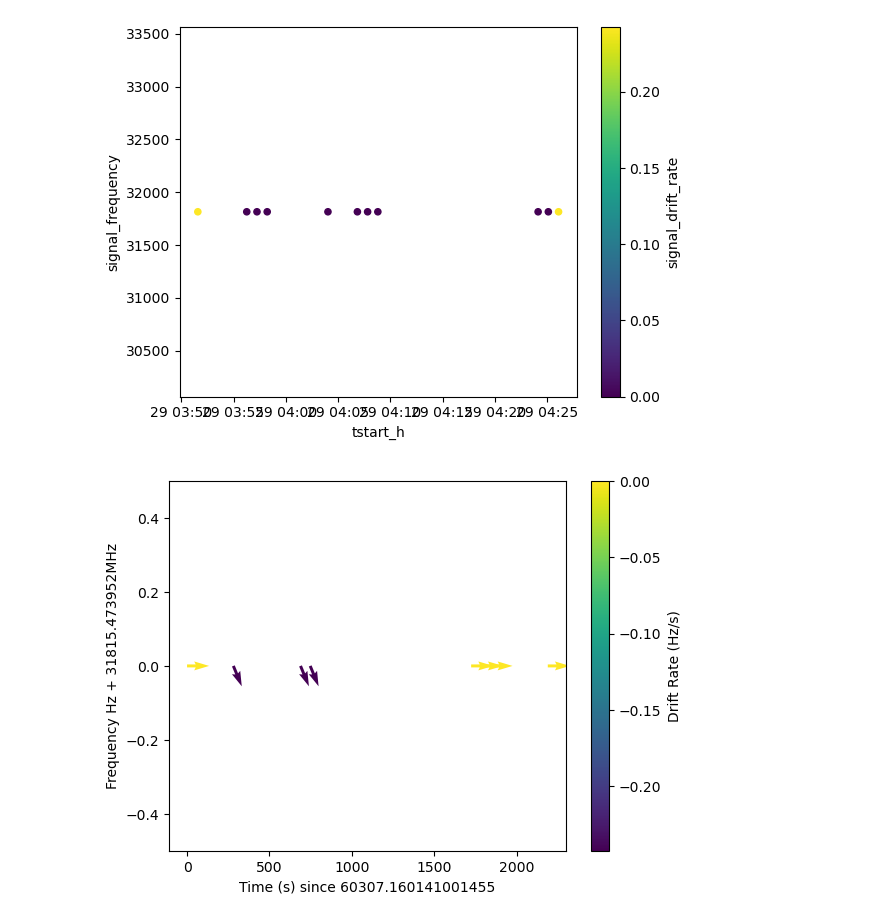
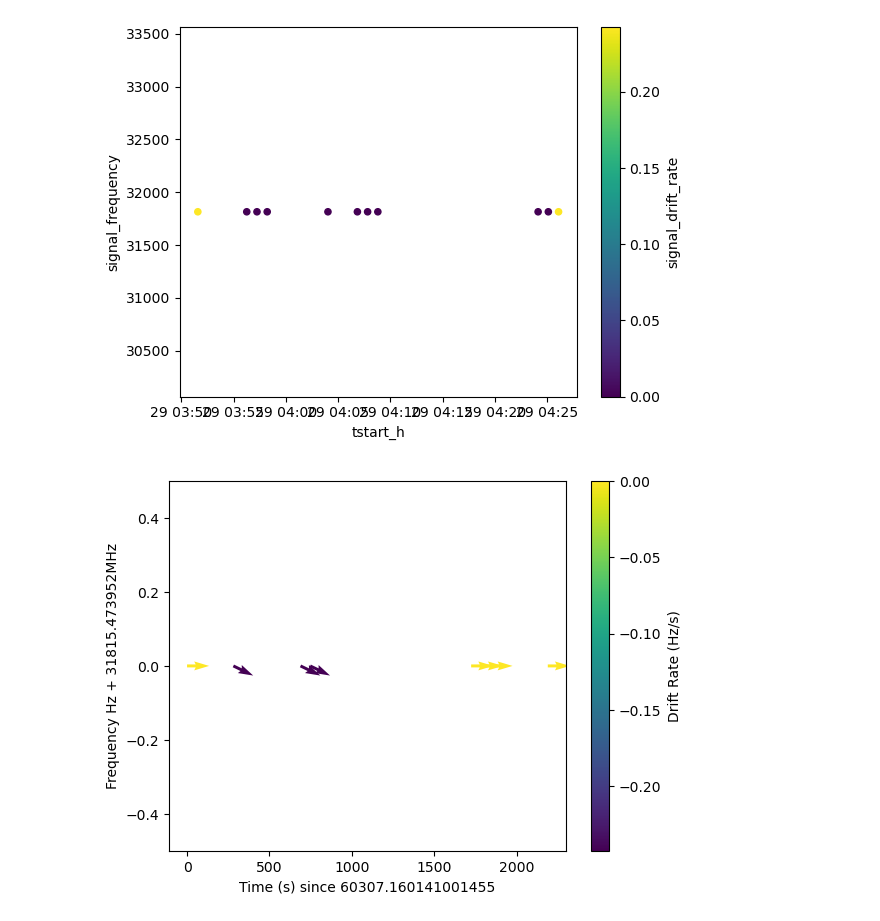
Before and after one commit to talonmyburgh/BL-COSMIC-HighFreq-Search, a Jupyter notebook: frequency_adjacency/quiver_plots.ipynb, the cells around one changed output. Cells and saved outputs as stored; diff of their text form; code cells hidden in the pictures.

Commit message:
Save work from Friday last week

```diff
--- a/frequency_adjacency/quiver_plots.ipynb
+++ b/frequency_adjacency/quiver_plots.ipynb
@@ -24,6 +24,9 @@ if hostname == "blpc1" or hostname == "blpc2":
     full_dataset_path = "/datax/scratch/nstieg/25GHz_higher.pkl"
     coherent_dataset_path = "/datax/scratch/nstieg/25GHz_higher_coherent.pkl"
     incoherent_dataset_path = "/datax/scratch/nstieg/25GHz_higher_incoherent.pkl"
+elif hostname == "cosmic-gpu-1":
+    full_dataset_path = "/mnt/cosmic-gpu-1/data0/nstiegle/25GHz_higher.pkl"
+    coherent_dataset_path = "/mnt/cosmic-gpu-1/data0/nstiegle/25GHz_higher_coherent.pkl"
 else:
     raise Exception("Data path not known")
 
@@ -33,7 +36,7 @@ coherent = pd.read_pickle(coherent_dataset_path)
 # df = pd.read_pickle(full_dataset_path)
 # %%
 # Load in all the distances and masks to a np array of [[distances, mask], ...] for each source
-path = "/home/nstieg/BL-COSMIC-2024-proj/frequency_adjacency/adjacent_in_each_source/" # Place to save arrays
+path = "/home/nstiegle/BL-COSMIC-2024-proj/frequency_adjacency/adjacent_in_each_source/" # Place to save arrays
 files = os.listdir(path) # All the files and directories in the folder
 files = [f for f in files if os.path.isfile(path + '/' + f)] # Just get the folders
 files = [f.split('.') for f in files] # Take off the extension
@@ -102,25 +105,25 @@ for frequency, group in mixed_collision_groups:
 # %%
 def quiver_plot_hits(df, color_feature=None):
     time = df["tstart"]
     t = time.iloc[0]
     frequency_mhz = df["signal_frequency"]
     f = frequency_mhz.iloc[0]
     assert(len(group["signal_frequency"].unique()) == 1)
     drift_rate_hz_s = df["signal_drift_rate"]
     # Plot the arrows at (x, y) = (time, frequency) for each point
     # Each arrow points to where the drift rate will take it in 10s
     # So if the drift rate is 2 Hz/s, then it'll point to (time + 10, frequency + 20)
     u = np.ones_like(drift_rate_hz_s)
-    v = drift_rate_hz_s * 10
+    v = drift_rate_hz_s * 2
     magnitude = np.sqrt(u**2 + v**2)
     u_norm = u / magnitude
     v_norm = v / magnitude
     plt.quiver((time - t) * 86400, frequency_mhz - f, u_norm, v_norm, drift_rate_hz_s) #, angles='xy', scale_units='xy', scale=1) # Angles aren't exact
     cbar = plt.colorbar(label="Drift Rate (Hz/s)")
     plt.xlabel(f"Time (s) since {t}")
     plt.ylabel(f"Frequency Hz + {round(f, 6)}MHz")
     plt.ylim([-.5, .5])
 
 quiver_plot_hits(group)
 # %% [output]
-[figure, old version]
+[figure, new version]
```
Also changed, not shown: parts of 1 cell of this notebook, 3 other files.
